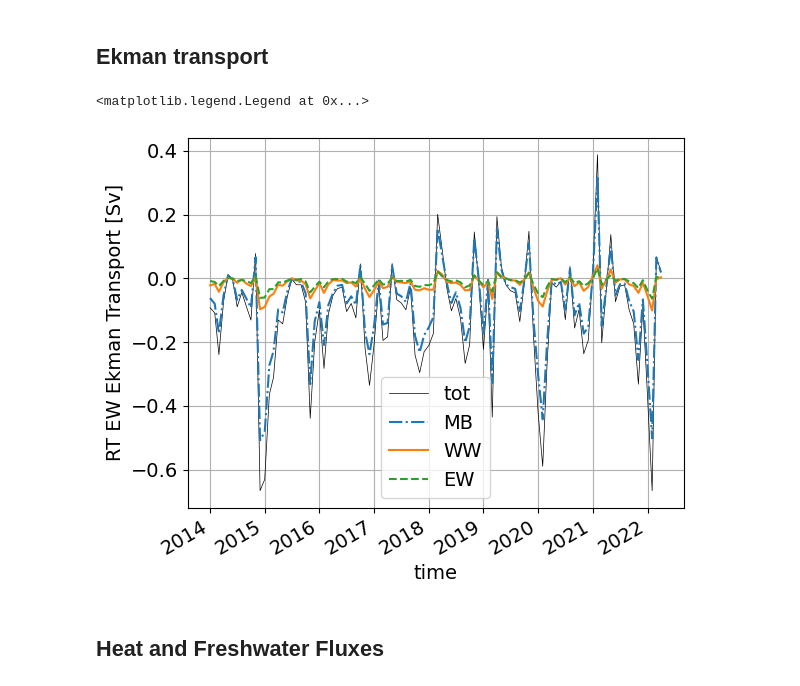
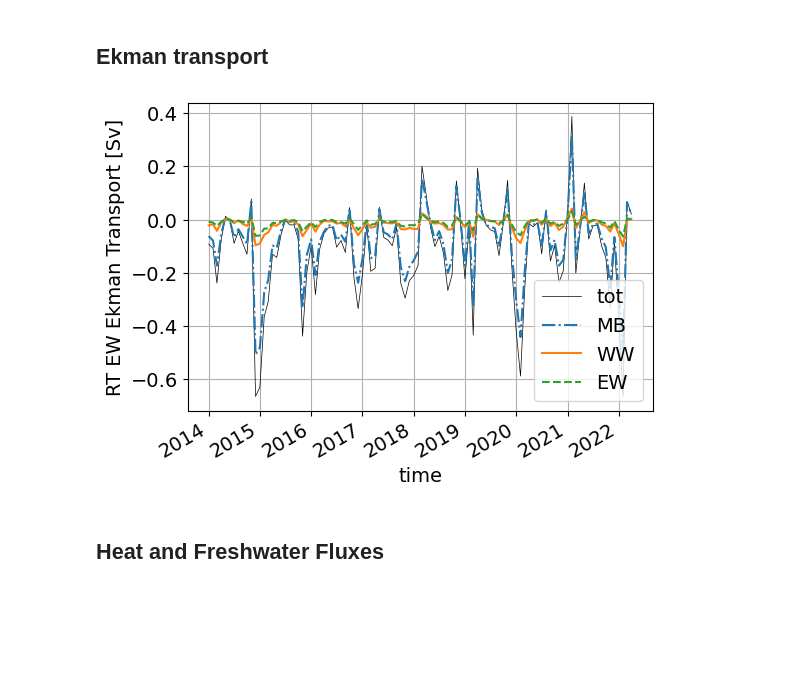
Before and after one commit to ScotMarPhys/Rockall_Trough_Transports, a Jupyter notebook: notebooks/1.0_Rockall_Trough_transports_2014_2022_v0.ipynb, the cells around one changed output. Cells and saved outputs as stored; diff of their text form; code cells hidden in the pictures; blank space fills up the shorter version.

```diff
--- a/notebooks/1.0_Rockall_Trough_transports_2014_2022_v0.ipynb
+++ b/notebooks/1.0_Rockall_Trough_transports_2014_2022_v0.ipynb
@@ -348,12 +160,6 @@ RT_Q_Ek = xr.merge([Q_Ek_WW.rename(Q_Ek_WW.attrs['name']),
-# %%
-(RT_Q_Ek.Q_Ek_WW+RT_Q_Ek.Q_Ek_MB+RT_Q_Ek.Q_Ek_EW).plot(lw=.5,color='k',label='tot')
-RT_Q_Ek.Q_Ek_MB.plot.line(ls='-.',label='MB')
-RT_Q_Ek.Q_Ek_WW.plot.line(ls='-',label='WW')
-RT_Q_Ek.Q_Ek_EW.plot.line(ls='--',label='EW')
-plt.grid()
-plt.legend()
-# %% [output]
-<matplotlib.legend.Legend at 0x...>
-[figure, removed]
+# %%
+RT_Q_Ek = rtt.calc_Ekman_transport(ds_ERA5, RT_hor_grid,ds_RT_loc,check_plots=True)
+# %% [output]
+[figure, added]
 # %% [markdown]
 ## Heat and Freshwater Fluxes
```
Also changed, not shown: parts of 27 cells of this notebook, 6 other files.
